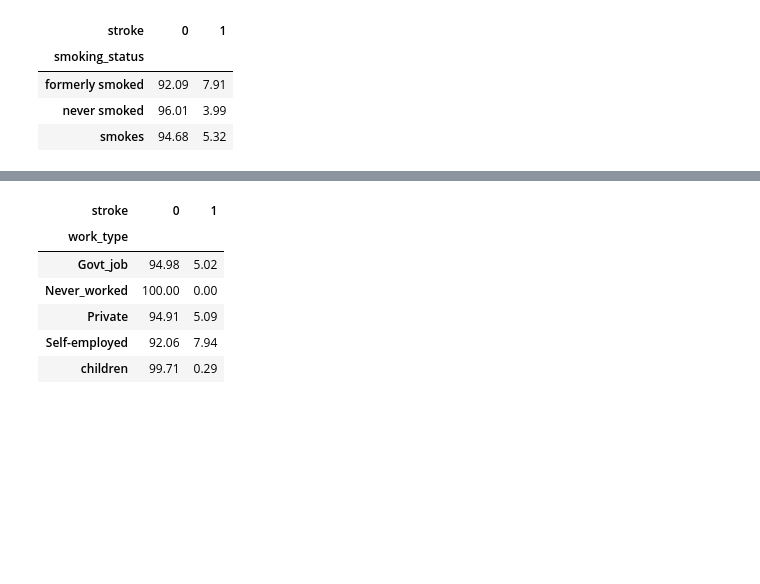
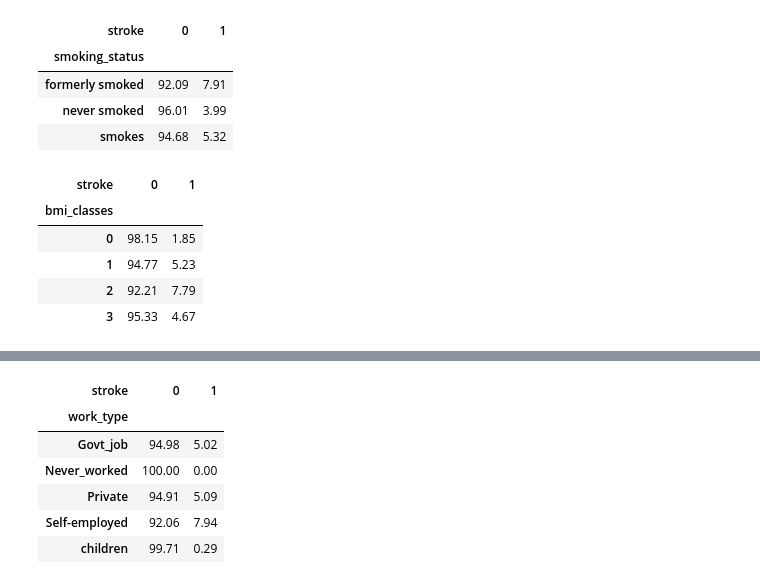
Before and after one commit to yannoushka74/Strokes_prediction_-BERTHET_NOURAUD_TRIEU, a Jupyter notebook: strokes_cleaning.ipynb, the cells around one changed output, grey strips where cells are left out. Saved outputs shown, nothing was run; the diff lists cells and outputs as text; code cells hidden in the pictures; blank space fills up the shorter version.

```diff
--- a/strokes_cleaning.ipynb
+++ b/strokes_cleaning.ipynb
@@ -273,3 +274,15 @@ round(pd.crosstab(df_new["smoking_status"], df_new["stroke"],normalize="index")*
 | formerly smoked | 92.09 | 7.91 |
 | never smoked | 96.01 | 3.99 |
 | smokes | 94.68 | 5.32 |
+# %%
+#Est-ce que le bmi peut avoir un impact sur la crise cardiaque ?
+
+df_new["bmi_classes"] = pd.qcut(df_new["bmi"], labels=[0,1,2,3], q=4)
+round(pd.crosstab(df_new["bmi_classes"], df_new["stroke"],normalize="index")*100, 2)
+# %% [output]
+| stroke | 0 | 1 |
+| bmi_classes |  |  |
+| 0 | 98.15 | 1.85 |
+| 1 | 94.77 | 5.23 |
+| 2 | 92.21 | 7.79 |
+| 3 | 95.33 | 4.67 |
```
Also changed, not shown: parts of 2 cells of this notebook.
